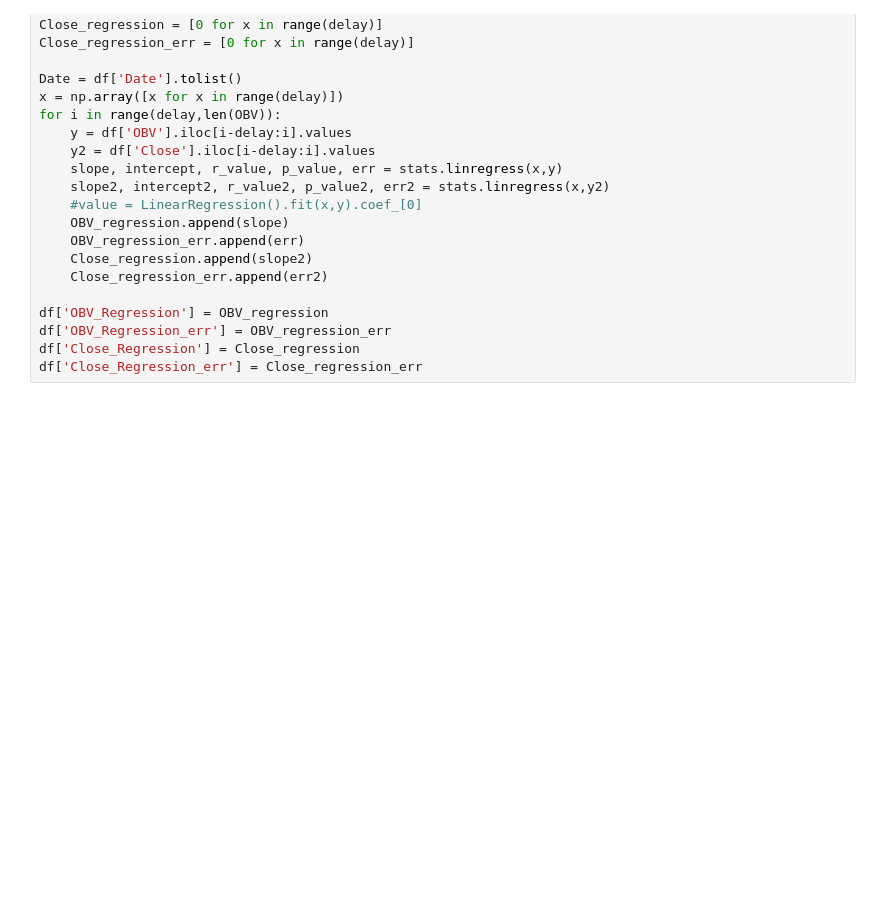
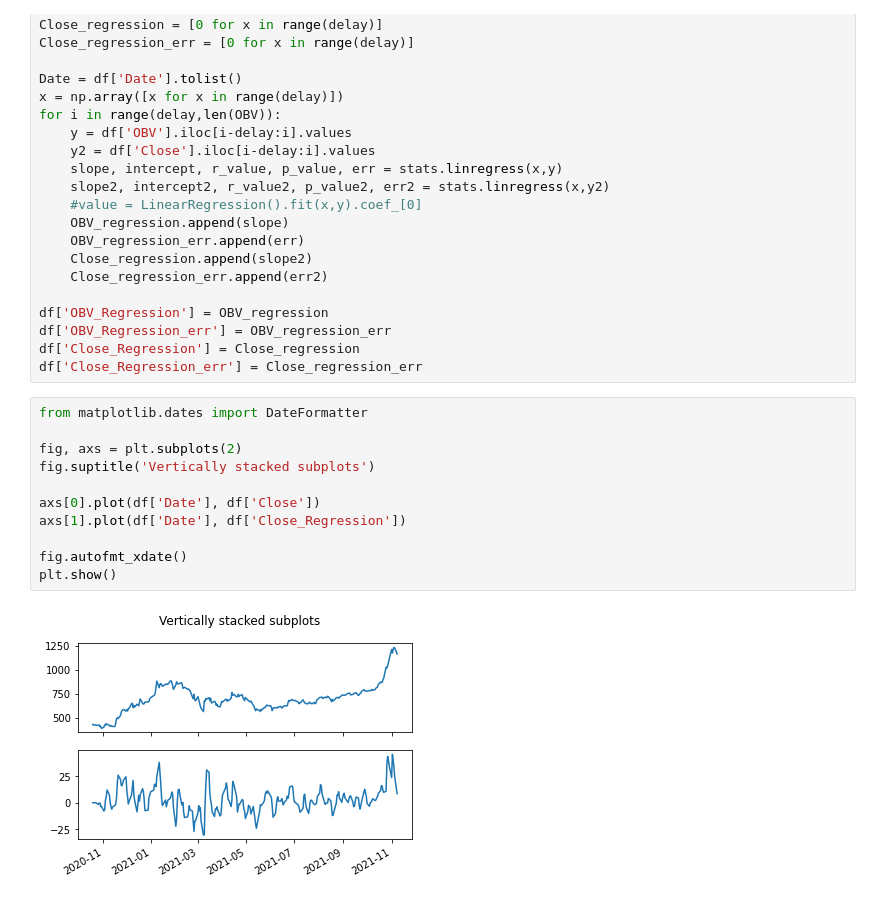
Before and after one commit to jonyjesus18/Snp1000, a Jupyter notebook: scripts/modules.ipynb, the cells around one changed output. Cells and saved outputs as stored; diff of their text form; blank space fills up the shorter version.

```diff
--- a/scripts/modules.ipynb
+++ b/scripts/modules.ipynb
@@ -93,3 +100,16 @@ df['OBV_Regression'] = OBV_regression
 df['OBV_Regression_err'] = OBV_regression_err
 df['Close_Regression'] = Close_regression
 df['Close_Regression_err'] = Close_regression_err
+# %%
+from matplotlib.dates import DateFormatter
+
+fig, axs = plt.subplots(2)
+fig.suptitle('Vertically stacked subplots')
+
+axs[0].plot(df['Date'], df['Close'])
+axs[1].plot(df['Date'], df['Close_Regression'])
+
+fig.autofmt_xdate()
+plt.show()
+# %% [output]
+[figure, added]
```
Also changed, not shown: parts of 4 cells of this notebook, 6 other files.
